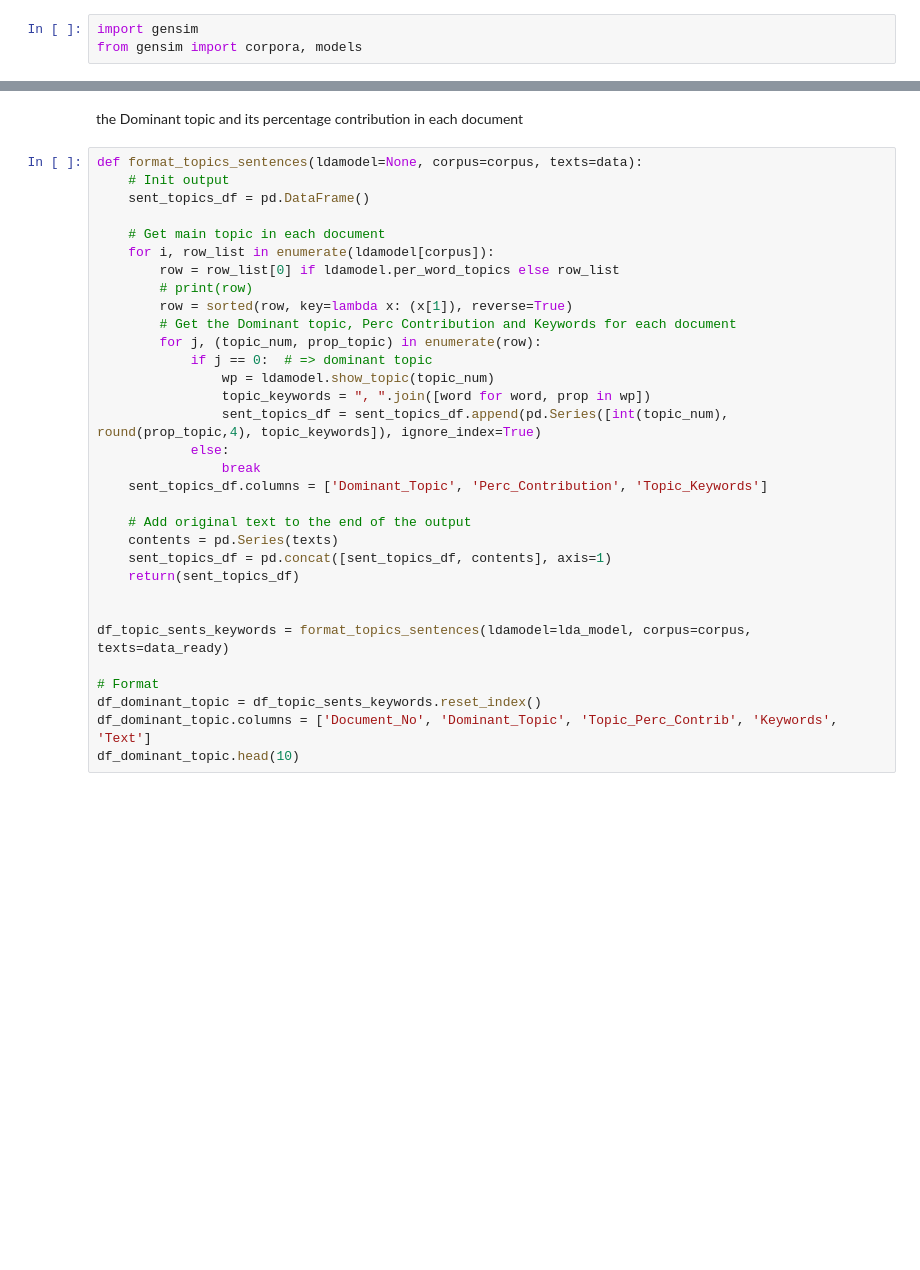
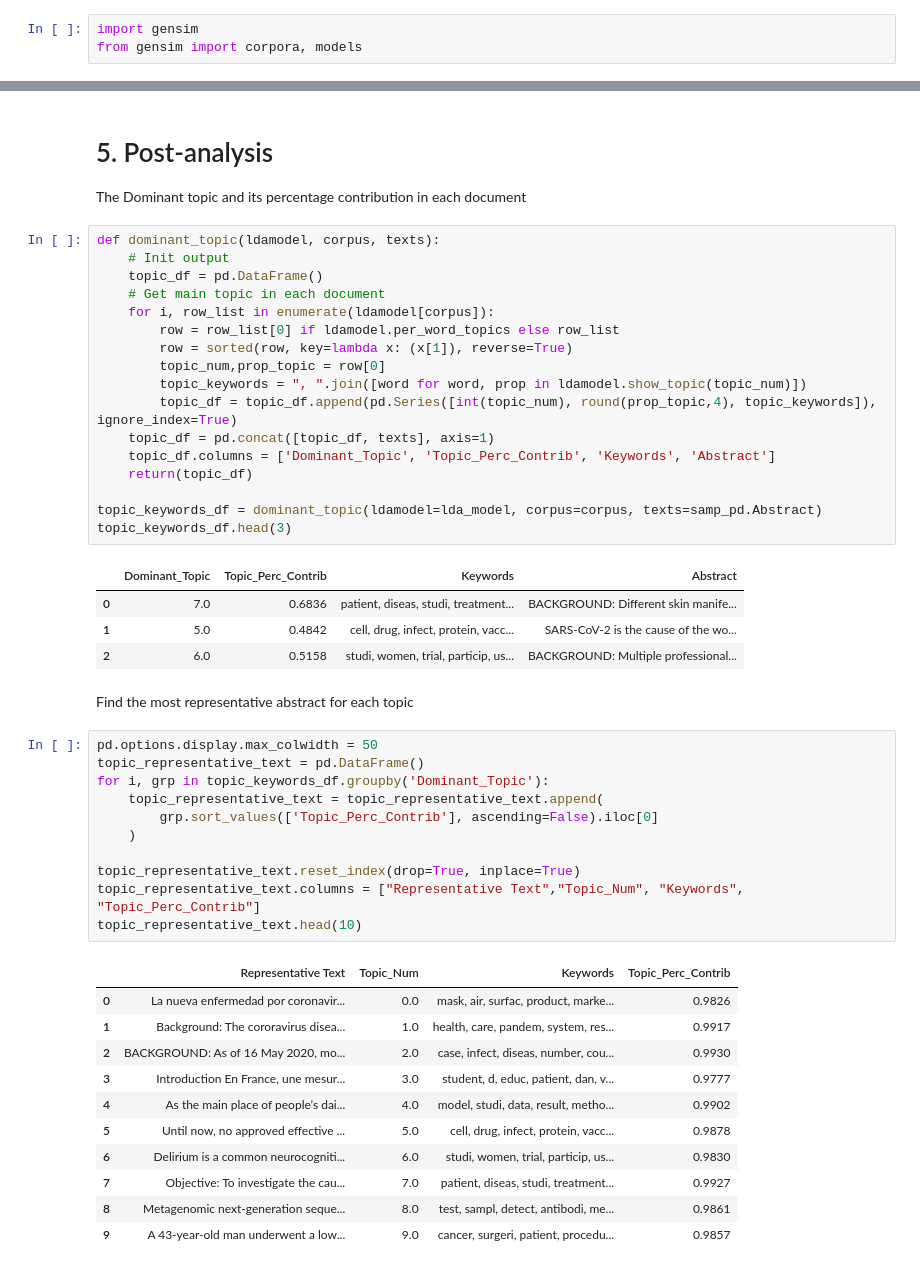
Before and after one commit to leizhipeng/covid19_textmining, a Jupyter notebook: topic_modeling_COVID.ipynb, the cells around one changed output, grey strips where cells are left out. Drawn from its saved outputs; the diff is of its cells as text; blank space fills up the shorter version.

```diff
--- a/topic_modeling_COVID.ipynb
+++ b/topic_modeling_COVID.ipynb
@@ -177,34 +174,50 @@ for topic in lda_model.print_topics():
 # %% [markdown]
-the Dominant topic and its percentage contribution in each document
+# 5. Post-analysis
+The Dominant topic and its percentage contribution in each document
 # %%
-def format_topics_sentences(ldamodel=None, corpus=corpus, texts=data):
+def dominant_topic(ldamodel, corpus, texts):
     # Init output
-    sent_topics_df = pd.DataFrame()
-
+    topic_df = pd.DataFrame()
     # Get main topic in each document
     for i, row_list in enumerate(ldamodel[corpus]):
         row = row_list[0] if ldamodel.per_word_topics else row_list
-        # print(row)
         row = sorted(row, key=lambda x: (x[1]), reverse=True)
-        # Get the Dominant topic, Perc Contribution and Keywords for each document
-        for j, (topic_num, prop_topic) in enumerate(row):
-            if j == 0:  # => dominant topic
-                wp = ldamodel.show_topic(topic_num)
-                topic_keywords = ", ".join([word for word, prop in wp])
-                sent_topics_df = sent_topics_df.append(pd.Series([int(topic_num), round(prop_topic,4), topic_keywords]), ignore_index=True)
-            else:
-                break
-    sent_topics_df.columns = ['Dominant_Topic', 'Perc_Contribution', 'Topic_Keywords']
+        topic_num,prop_topic = row[0]
+        topic_keywords = ", ".join([word for word, prop in ldamodel.show_topic(topic_num)])
+        topic_df = topic_df.append(pd.Series([int(topic_num), round(prop_topic,4), topic_keywords]), ignore_index=True)
+    topic_df = pd.concat([topic_df, texts], axis=1)
+    topic_df.columns = ['Dominant_Topic', 'Topic_Perc_Contrib', 'Keywords', 'Abstract']
+    return(topic_df)
 
-    # Add original text to the end of the output
-    contents = pd.Series(texts)
-    sent_topics_df = pd.concat([sent_topics_df, contents], axis=1)
-    return(sent_topics_df)
-
-
-df_topic_sents_keywords = format_topics_sentences(ldamodel=lda_model, corpus=corpus, texts=data_ready)
-
-# Format
-df_dominant_topic = df_topic_sents_keywords.reset_index()
-df_dominant_topic.columns = ['Document_No', 'Dominant_Topic', 'Topic_Perc_Contrib', 'Keywords', 'Text']
-df_dominant_topic.head(10)
+topic_keywords_df = dominant_topic(ldamodel=lda_model, corpus=corpus, texts=samp_pd.Abstract)
+topic_keywords_df.head(3)
+# %% [output]
+|  | Dominant_Topic | Topic_Perc_Contrib | Keywords | Abstract |
+| 0 | 7.0 | 0.6836 | patient, diseas, studi, treatment... | BACKGROUND: Different skin manife... |
+| 1 | 5.0 | 0.4842 | cell, drug, infect, protein, vacc... | SARS-CoV-2 is the cause of the wo... |
+| 2 | 6.0 | 0.5158 | studi, women, trial, particip, us... | BACKGROUND: Multiple professional... |
+# %% [markdown]
+Find the most representative abstract for each topic
+# %%
+pd.options.display.max_colwidth = 50
+topic_representative_text = pd.DataFrame()
+for i, grp in topic_keywords_df.groupby('Dominant_Topic'):
+    topic_representative_text = topic_representative_text.append(
+        grp.sort_values(['Topic_Perc_Contrib'], ascending=False).iloc[0]
+    )
+
+topic_representative_text.reset_index(drop=True, inplace=True)
+topic_representative_text.columns = ["Representative Text","Topic_Num", "Keywords", "Topic_Perc_Contrib"]
+topic_representative_text.head(10)
+# %% [output]
+|  | Representative Text | Topic_Num | Keywords | Topic_Perc_Contrib |
+| 0 | La nueva enfermedad por coronavir... | 0.0 | mask, air, surfac, product, marke... | 0.9826 |
+| 1 | Background: The cororavirus disea... | 1.0 | health, care, pandem, system, res... | 0.9917 |
+| 2 | BACKGROUND: As of 16 May 2020, mo... | 2.0 | case, infect, diseas, number, cou... | 0.9930 |
+| 3 | Introduction En France, une mesur... | 3.0 | student, d, educ, patient, dan, v... | 0.9777 |
+| 4 | As the main place of people’s dai... | 4.0 | model, studi, data, result, metho... | 0.9902 |
+| 5 | Until now, no approved effective ... | 5.0 | cell, drug, infect, protein, vacc... | 0.9878 |
+| 6 | Delirium is a common neurocogniti... | 6.0 | studi, women, trial, particip, us... | 0.9830 |
+| 7 | Objective: To investigate the cau... | 7.0 | patient, diseas, studi, treatment... | 0.9927 |
+| 8 | Metagenomic next-generation seque... | 8.0 | test, sampl, detect, antibodi, me... | 0.9861 |
+| 9 | A 43-year-old man underwent a low... | 9.0 | cancer, surgeri, patient, procedu... | 0.9857 |
```
Also changed, not shown: parts of 9 cells of this notebook.
